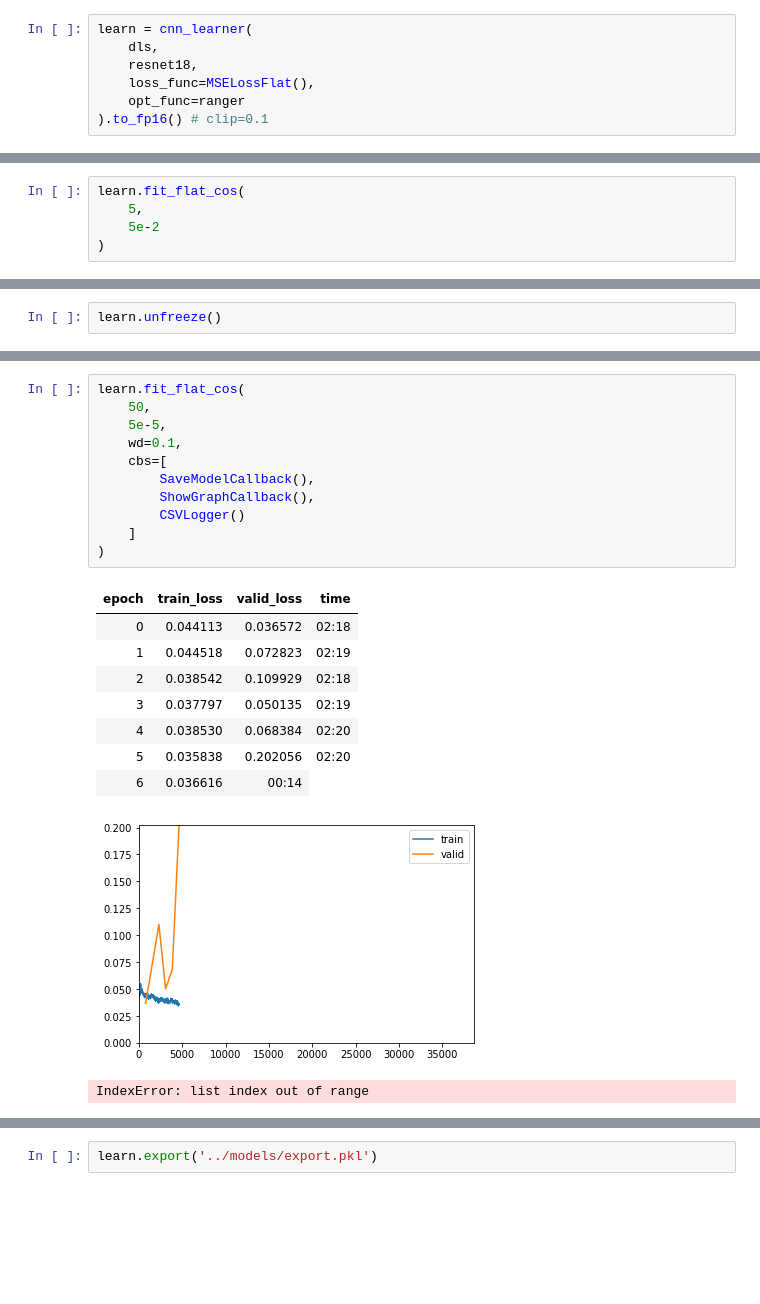
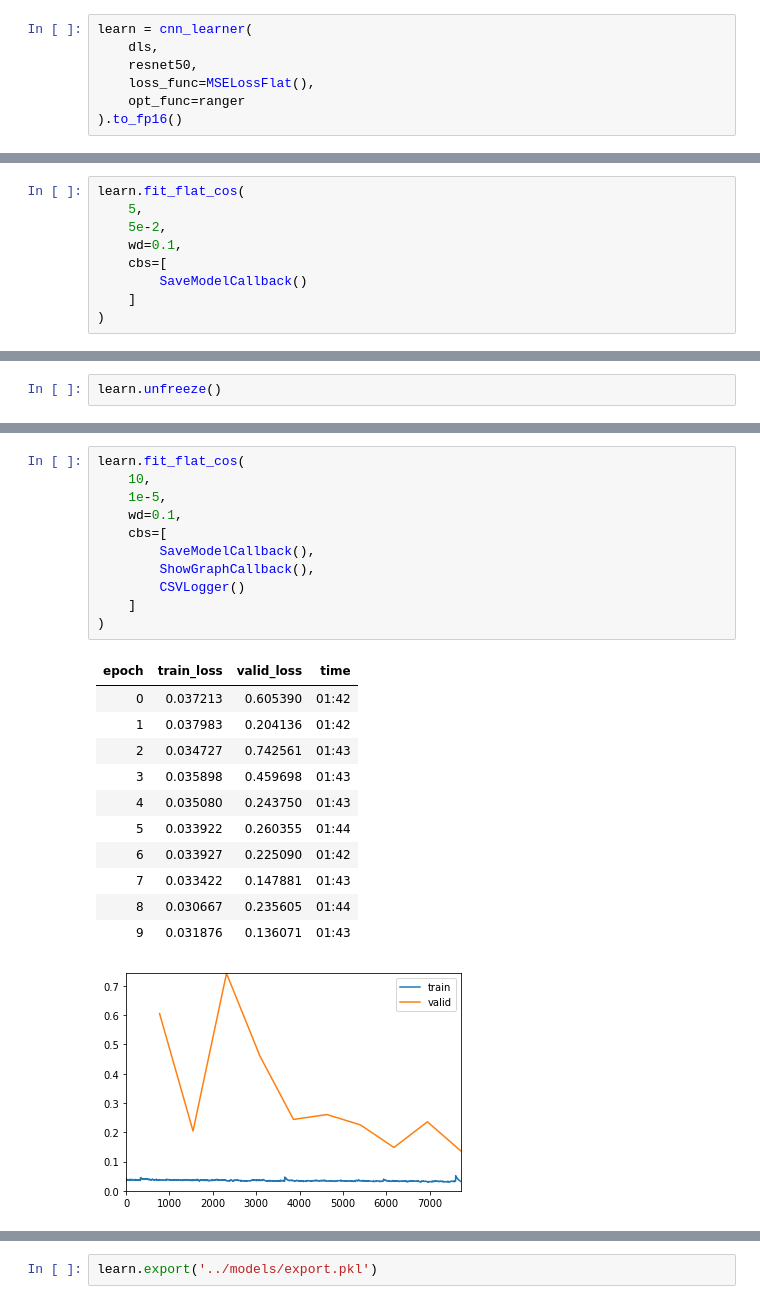
Before and after one commit to HenryDashwood/facial-features-detector, a Jupyter notebook: code/fastai_v2.ipynb, the cells around one changed output, grey strips where cells are left out. Cells and saved outputs as stored; diff of their text form; blank space fills up the shorter version.

Commit message:
train resnet50

```diff
--- a/code/fastai_v2.ipynb
+++ b/code/fastai_v2.ipynb
@@ -42,7 +42,7 @@ dls.show_batch()
 # %%
 learn = cnn_learner(
     dls,
-    resnet18,
+    resnet50,
     loss_func=MSELossFlat(),
     opt_func=ranger
-).to_fp16() # clip=0.1
+).to_fp16()
@@ -59,7 +57,11 @@ SuggestedLRs(lr_min=0.03019951581954956, lr_steep=0.17378008365631104)
 # %%
 learn.fit_flat_cos(
     5,
-    5e-2
+    5e-2,
+    wd=0.1,
+    cbs=[
+        SaveModelCallback()
+    ]
 )
 # %% [output]
 | epoch | train_loss | valid_loss | time |
@@ -79,25 +81,27 @@ SuggestedLRs(lr_min=6.309573450380412e-08, lr_steep=0.00010964782268274575)
 # %%
 learn.fit_flat_cos(
-    50,
-    5e-5,
+    10,
+    1e-5,
     wd=0.1,
     cbs=[
         SaveModelCallback(),
         ShowGraphCallback(),
         CSVLogger()
     ]
 )
 # %% [output]
 | epoch | train_loss | valid_loss | time |
-| 0 | 0.044113 | 0.036572 | 02:18 |
-| 1 | 0.044518 | 0.072823 | 02:19 |
-| 2 | 0.038542 | 0.109929 | 02:18 |
-| 3 | 0.037797 | 0.050135 | 02:19 |
-| 4 | 0.038530 | 0.068384 | 02:20 |
-| 5 | 0.035838 | 0.202056 | 02:20 |
-| 6 | 0.036616 | 00:14 |
+| 0 | 0.037213 | 0.605390 | 01:42 |
+| 1 | 0.037983 | 0.204136 | 01:42 |
+| 2 | 0.034727 | 0.742561 | 01:43 |
+| 3 | 0.035898 | 0.459698 | 01:43 |
+| 4 | 0.035080 | 0.243750 | 01:43 |
+| 5 | 0.033922 | 0.260355 | 01:44 |
+| 6 | 0.033927 | 0.225090 | 01:42 |
+| 7 | 0.033422 | 0.147881 | 01:43 |
+| 8 | 0.030667 | 0.235605 | 01:44 |
+| 9 | 0.031876 | 0.136071 | 01:43 |
-[figure, old version]
+[figure, new version]
-IndexError: list index out of range
 # %%
 learn.show_results()
 # %% [output]
```
Also changed, not shown: parts of 6 cells of this notebook.
